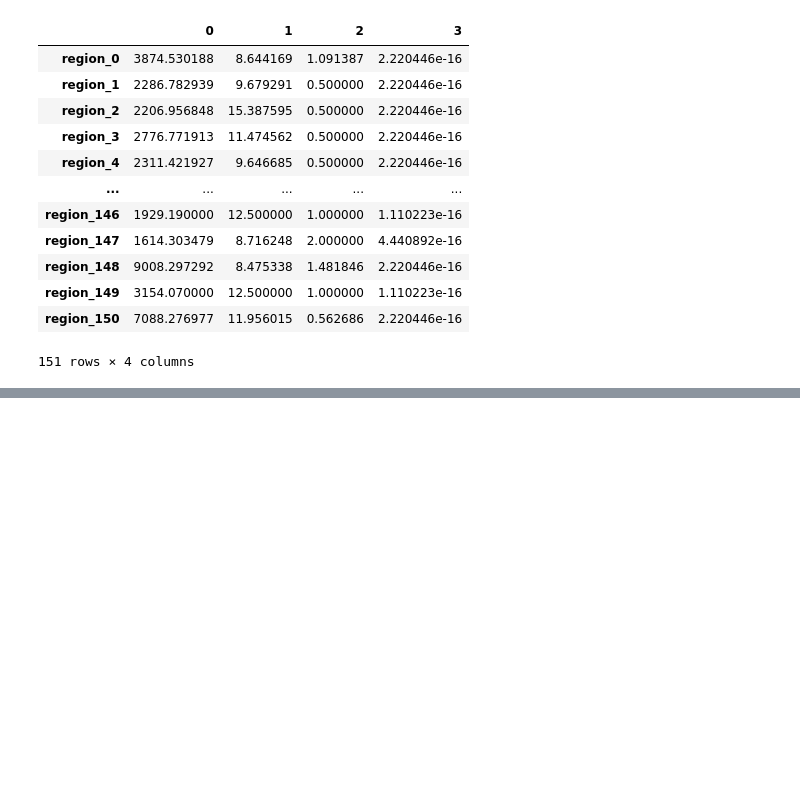
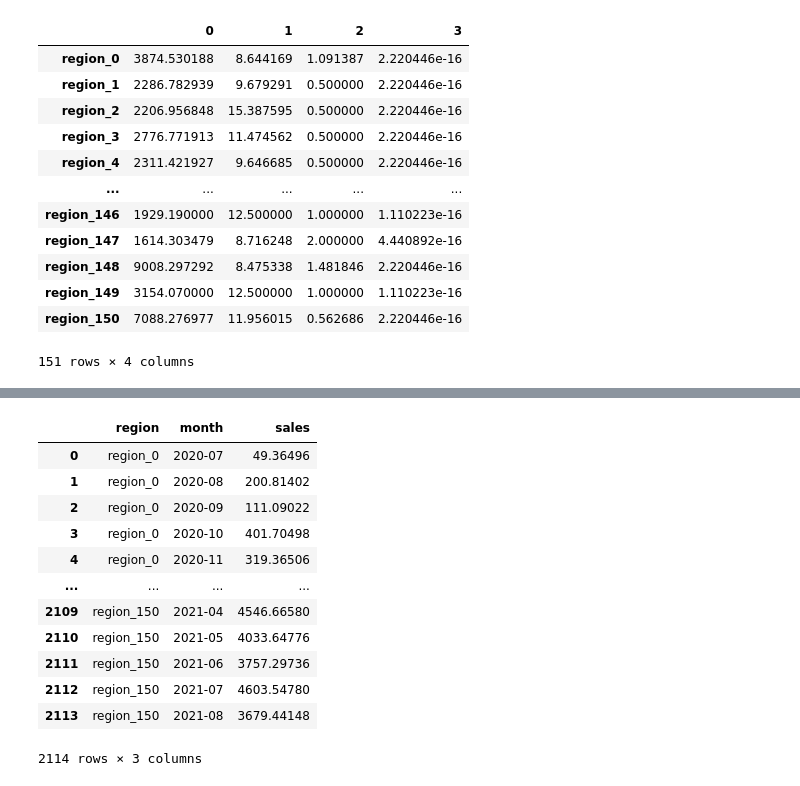
Before and after one commit to StefanKohlbacher/novDatathon, a Jupyter notebook: makeSimpleRegressionModel.ipynb, the cells around one changed output, grey strips where cells are left out. Saved outputs shown, nothing was run; the diff lists cells and outputs as text; code cells hidden in the pictures; blank space fills up the shorter version.

```diff
--- a/makeSimpleRegressionModel.ipynb
+++ b/makeSimpleRegressionModel.ipynb
@@ -438,0 +532,12 @@ submissionData.to_csv('./data/data_files/submissions/sigmoid_ridge_default_regre
+# %%
+# get yTrue
+sales = {}
+for brand in brands:
+    df = pd.read_csv('./data/data_files/time_features/sales_delta_{}_train.csv'.format(brand), index_col=0)
+    df = df[df['month'].apply(lambda x: datetime.strptime(x, '%Y-%m') >= referenceDate)]
+    df.region = pd.Categorical(df.region, regions)
+    df.month = pd.Categorical(df.month, months)
+    df.sort_values(['region', 'month'], inplace=True)
+    df.reset_index(drop=True, inplace=True)
+    print(df.shape)
+    sales[brand] = df
@@ -438,0 +601,31 @@ submissionData.to_csv('./data/data_files/submissions/sigmoid_ridge_default_regre
+# %%
+correctedPredictions = {}
+for brand in brands:
+    foldPredictions = {}
+    for fold, df in trainingsData[brand].items():
+        xTrain = trainingsData[brand][fold]
+
+        # train model
+        model = correctionModels[brand][fold]
+        correctedSales = model.predict(xTrain.values[:, 2:])
+        correctedSales = pd.DataFrame(correctedSales, columns=['sales'], index=xTrain.index)
+        correctedSales = pd.concat([xTrain[['region', 'month']], correctedSales], axis=1)
+        foldPredictions[fold] = correctedSales
+
+    correctedPredictions[brand] = foldPredictions
+# %%
+correctedPredictions[brand][0]
+# %% [output]
+|  | region | month | sales |
+| 0 | region_0 | 2020-07 | 49.36496 |
+| 1 | region_0 | 2020-08 | 200.81402 |
+| 2 | region_0 | 2020-09 | 111.09022 |
+| 3 | region_0 | 2020-10 | 401.70498 |
+| 4 | region_0 | 2020-11 | 319.36506 |
+| ... | ... | ... | ... |
+| 2109 | region_150 | 2021-04 | 4546.66580 |
+| 2110 | region_150 | 2021-05 | 4033.64776 |
+| 2111 | region_150 | 2021-06 | 3757.29736 |
+| 2112 | region_150 | 2021-07 | 4603.54780 |
+| 2113 | region_150 | 2021-08 | 3679.44148 |
+2114 rows × 3 columns
```
Also changed, not shown: parts of 48 cells of this notebook, 13 other files.
